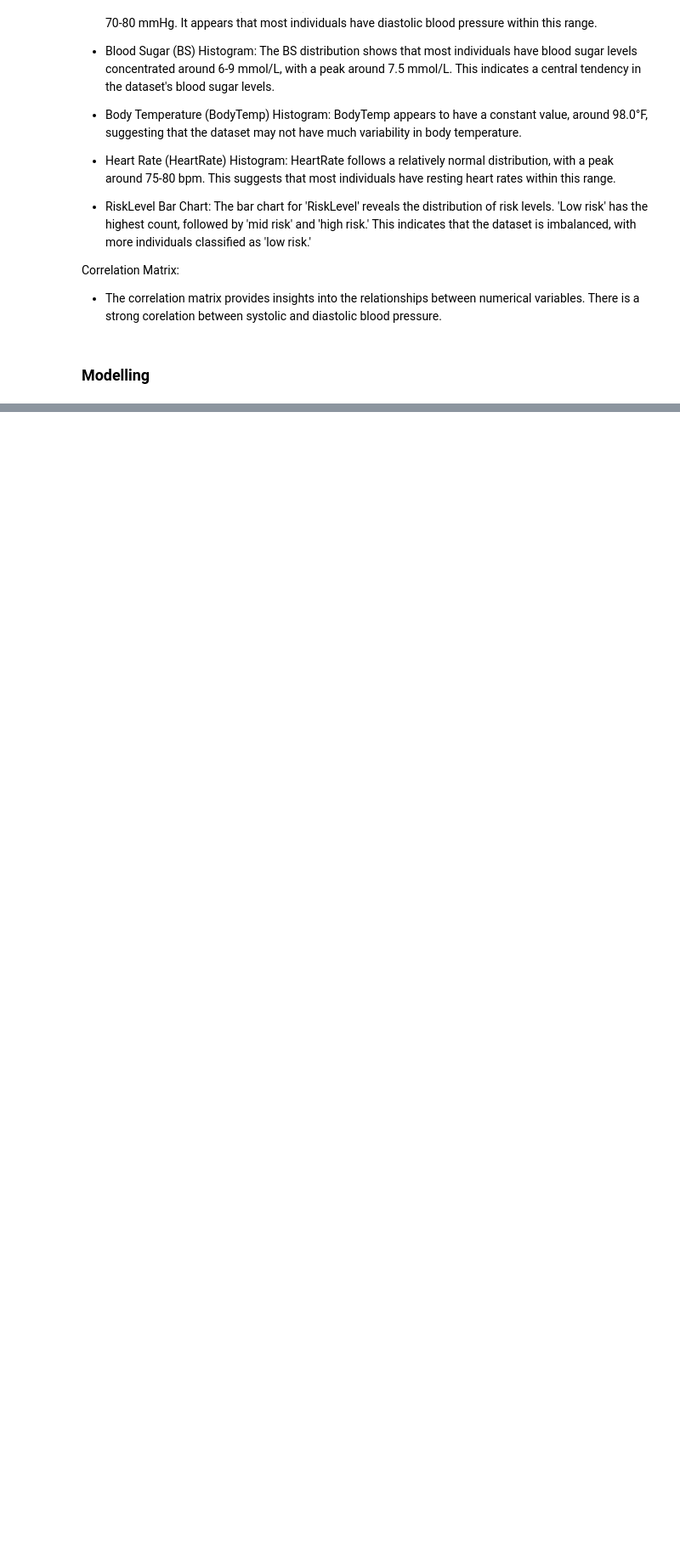
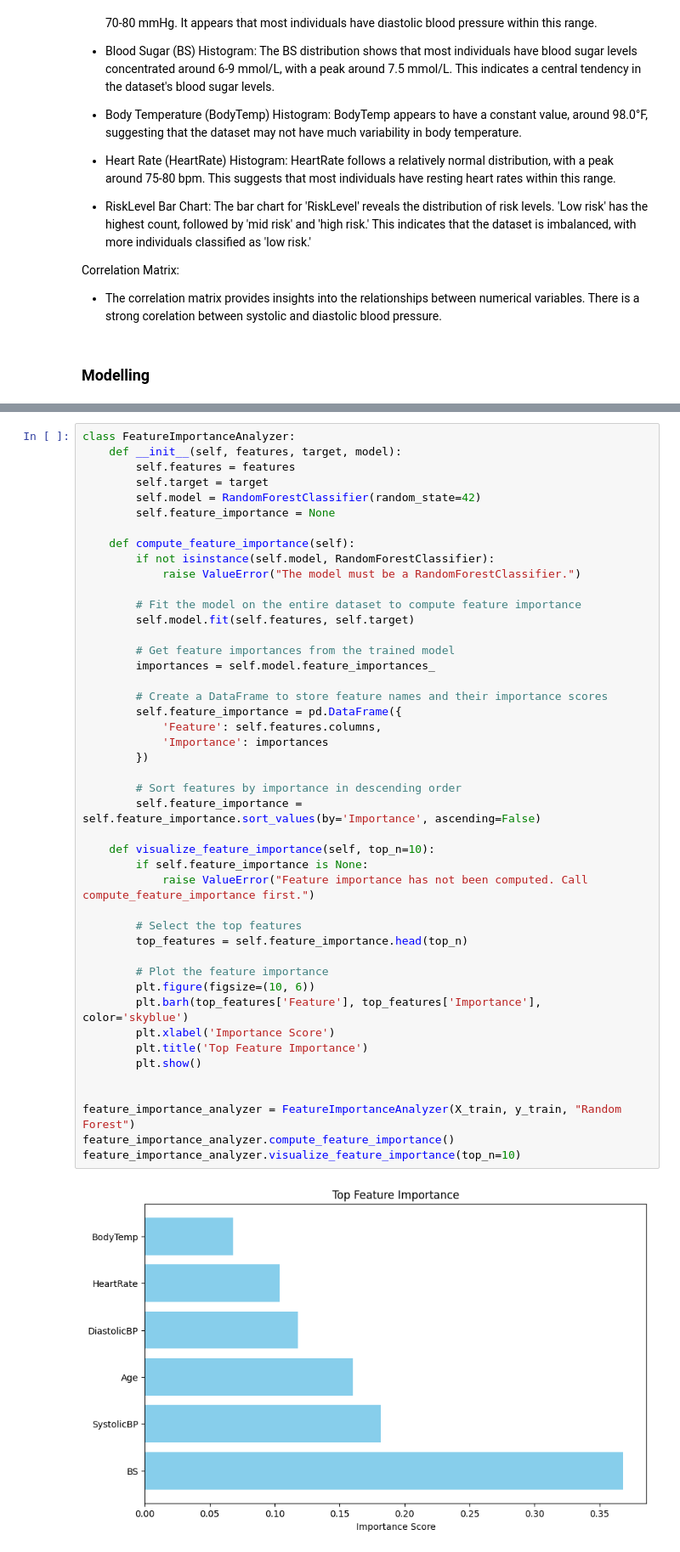
Before and after one commit to kanevundi/Maternal-Mortality-Risk-Assessment-and-Intervention-Project, a Jupyter notebook: maternal+health.ipynb, the cells around one changed output, grey strips where cells are left out. Shown at 85% size. Cells and saved outputs as stored; diff of their text form; blank space fills up the shorter version.

Commit message:
Modelling and Feature Importance

```diff
--- a/maternal+health.ipynb
+++ b/maternal+health.ipynb
@@ -287,0 +387,47 @@ Confusion Matrix:
+# %%
+class FeatureImportanceAnalyzer:
+    def __init__(self, features, target, model):
+        self.features = features
+        self.target = target
+        self.model = RandomForestClassifier(random_state=42)
+        self.feature_importance = None
+
+    def compute_feature_importance(self):
+        if not isinstance(self.model, RandomForestClassifier):
+            raise ValueError("The model must be a RandomForestClassifier.")
+
+        # Fit the model on the entire dataset to compute feature importance
+        self.model.fit(self.features, self.target)
+
+        # Get feature importances from the trained model
+        importances = self.model.feature_importances_
+
+        # Create a DataFrame to store feature names and their importance scores
+        self.feature_importance = pd.DataFrame({
+            'Feature': self.features.columns,
+            'Importance': importances
+        })
+
+        # Sort features by importance in descending order
+        self.feature_importance = self.feature_importance.sort_values(by='Importance', ascending=False)
+
+    def visualize_feature_importance(self, top_n=10):
+        if self.feature_importance is None:
+            raise ValueError("Feature importance has not been computed. Call compute_feature_importance first.")
+
+        # Select the top features
+        top_features = self.feature_importance.head(top_n)
+
+        # Plot the feature importance
+        plt.figure(figsize=(10, 6))
+        plt.barh(top_features['Feature'], top_features['Importance'], color='skyblue')
+        plt.xlabel('Importance Score')
+        plt.title('Top Feature Importance')
+        plt.show()
+
+
+feature_importance_analyzer = FeatureImportanceAnalyzer(X_train, y_train, "Random Forest")
+feature_importance_analyzer.compute_feature_importance()
+feature_importance_analyzer.visualize_feature_importance(top_n=10)
+# %% [output]
+[figure, added]
```
Also changed, not shown: parts of 8 cells of this notebook.
